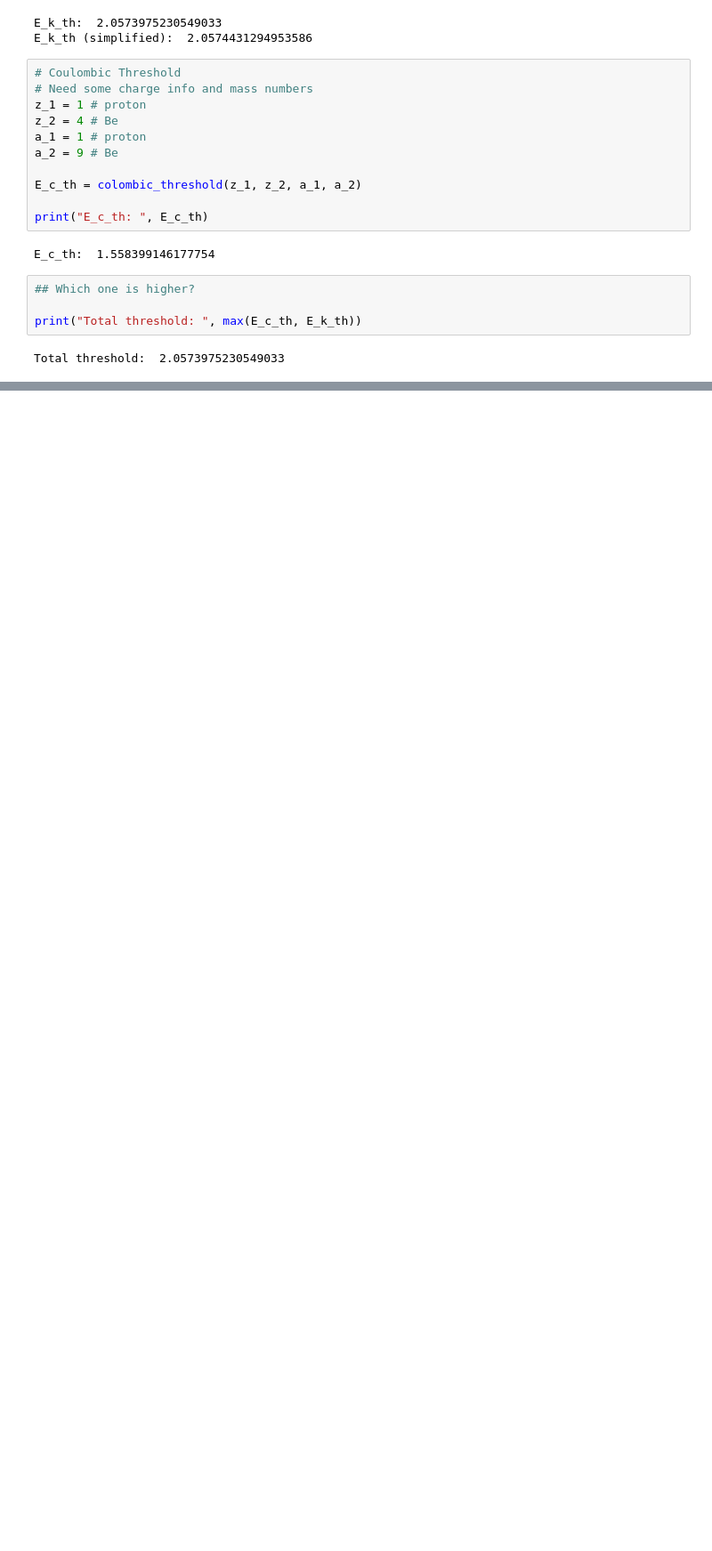
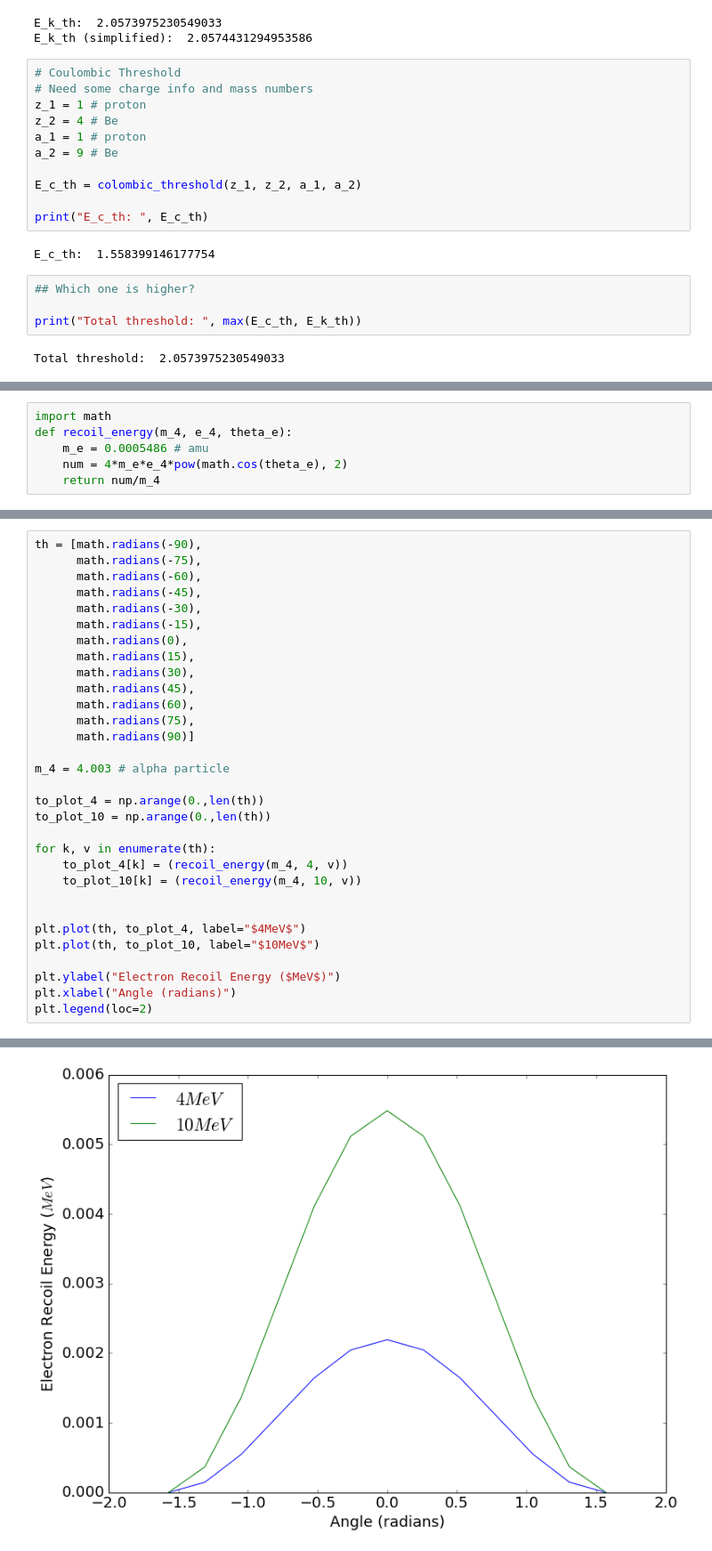
Before and after one commit to katyhuff/npre247, a Jupyter notebook: binary_reactions/binary-reactions.ipynb, the cells around one changed output, grey strips where cells are left out. Shown: that part at 89% size. Drawn from its saved outputs; the diff is of its cells as text; blank space fills up the shorter version.

Commit message:
adds neutron interatctions image

```diff
--- a/binary_reactions/binary-reactions.ipynb
+++ b/binary_reactions/binary-reactions.ipynb
@@ -447,0 +521,6 @@ Total threshold:  2.0573975230549033
+# %%
+import math
+def recoil_energy(m_4, e_4, theta_e):
+    m_e = 0.0005486 # amu
+    num = 4*m_e*e_4*pow(math.cos(theta_e), 2)
+    return num/m_4
@@ -447,0 +529,32 @@ Total threshold:  2.0573975230549033
+# %%
+th = [math.radians(-90),
+      math.radians(-75),
+      math.radians(-60),
+      math.radians(-45),
+      math.radians(-30),
+      math.radians(-15),
+      math.radians(0),
+      math.radians(15),
+      math.radians(30),
+      math.radians(45),
+      math.radians(60),
+      math.radians(75),
+      math.radians(90)]
+
+m_4 = 4.003 # alpha particle
+
+to_plot_4 = np.arange(0.,len(th))
+to_plot_10 = np.arange(0.,len(th))
+
+for k, v in enumerate(th):
+    to_plot_4[k] = (recoil_energy(m_4, 4, v))
+    to_plot_10[k] = (recoil_energy(m_4, 10, v))
+
+
+plt.plot(th, to_plot_4, label="$4MeV$")
+plt.plot(th, to_plot_10, label="$10MeV$")
+
+plt.ylabel("Electron Recoil Energy ($MeV$)")
+plt.xlabel("Angle (radians)")
+plt.legend(loc=2)
+# %% [output]
@@ -447,0 +562 @@ Total threshold:  2.0573975230549033
+[figure, added]
```
Also changed, not shown: parts of 8 cells of this notebook, 1 other file.
